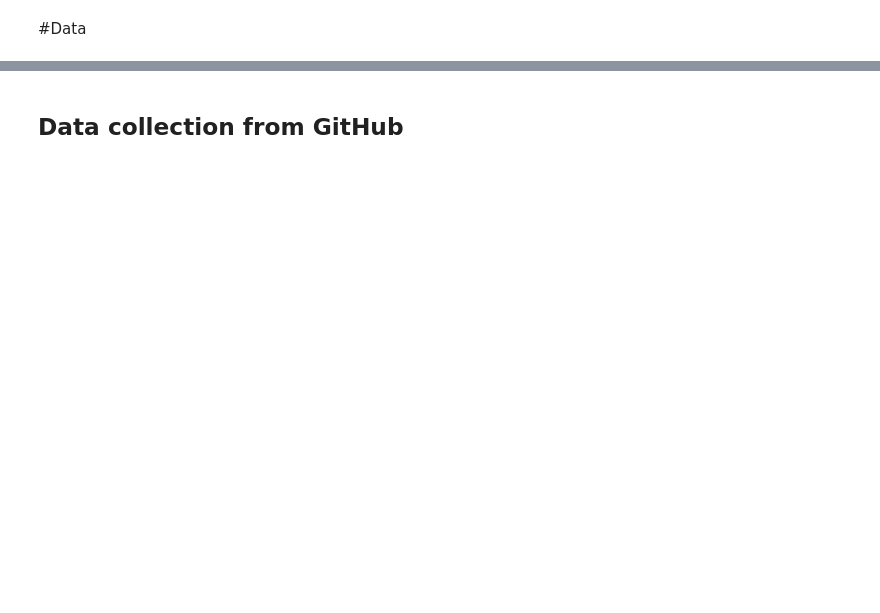
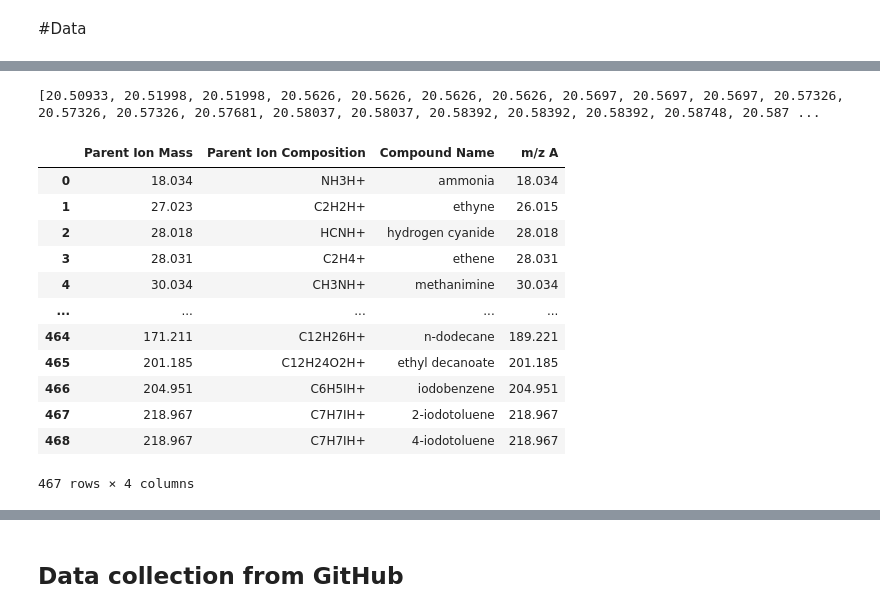
Before and after one commit to CharKuehl/DermalVOCs, a Jupyter notebook: PTR_Spectra_Analysis.ipynb, the cells around one changed output, grey strips where cells are left out. Saved outputs shown, nothing was run; the diff lists cells and outputs as text; code cells hidden in the pictures; blank space fills up the shorter version.

```diff
--- a/PTR_Spectra_Analysis.ipynb
+++ b/PTR_Spectra_Analysis.ipynb
@@ -21,0 +134,23 @@ AttributeError: ignored
+# %%
+# make a list of the m/z values (deleted verion and rounded version)
+
+m_z_list = m_z['Average_Mass'].values.tolist()
+print(m_z_list)
+attribute = []
+pop_count = 0
+duplicate_1 = m_z_list.copy()
+duplicate_2 = m_z_list.copy()
+for item_1 in m_z_list:
+
+    for item_2 in duplicate_1:
+# if difference between two values of m/z is smaller THAN 0.2 OR 0, remove the second item and restart
+        if abs(item_1-item_2)<=0.2 and abs(item_1-item_2)!=0:
+             if item_2 in duplicate_2:
+                duplicate_2.remove(item_2)
+
+    duplicate_1.pop(0)
+
+relevant_mz = np.unique(duplicate_2).tolist()
+rounded_mz = np.unique(duplicate_2).astype(int).tolist()
+# %% [output]
+[20.50933, 20.51998, 20.51998, 20.5626, 20.5626, 20.5626, 20.5626, 20.5697, 20.5697, 20.5697, 20.57326, 20.57326, 20.57326, 20.57681, 20.58037, 20.58037, 20.58392, 20.58392, 20.58392, 20.58748, 20.587 ...
@@ -21,0 +161,17 @@ AttributeError: ignored
+# %%
+PTR_library = pd.read_csv('drive/MyDrive/Colab Notebooks/PTR_Library.csv', sep = ';').dropna()
+PTR_library
+# %% [output]
+|  | Parent Ion Mass | Parent Ion Composition | Compound Name | m/z A |
+| 0 | 18.034 | NH3H+ | ammonia | 18.034 |
+| 1 | 27.023 | C2H2H+ | ethyne | 26.015 |
+| 2 | 28.018 | HCNH+ | hydrogen cyanide | 28.018 |
+| 3 | 28.031 | C2H4+ | ethene | 28.031 |
+| 4 | 30.034 | CH3NH+ | methanimine | 30.034 |
+| ... | ... | ... | ... | ... |
+| 464 | 171.211 | C12H26H+ | n-dodecane | 189.221 |
+| 465 | 201.185 | C12H24O2H+ | ethyl decanoate | 201.185 |
+| 466 | 204.951 | C6H5IH+ | iodobenzene | 204.951 |
+| 467 | 218.967 | C7H7IH+ | 2-iodotoluene | 218.967 |
+| 468 | 218.967 | C7H7IH+ | 4-iodotoluene | 218.967 |
+467 rows × 4 columns
```
Also changed, not shown: parts of 46 cells of this notebook.
